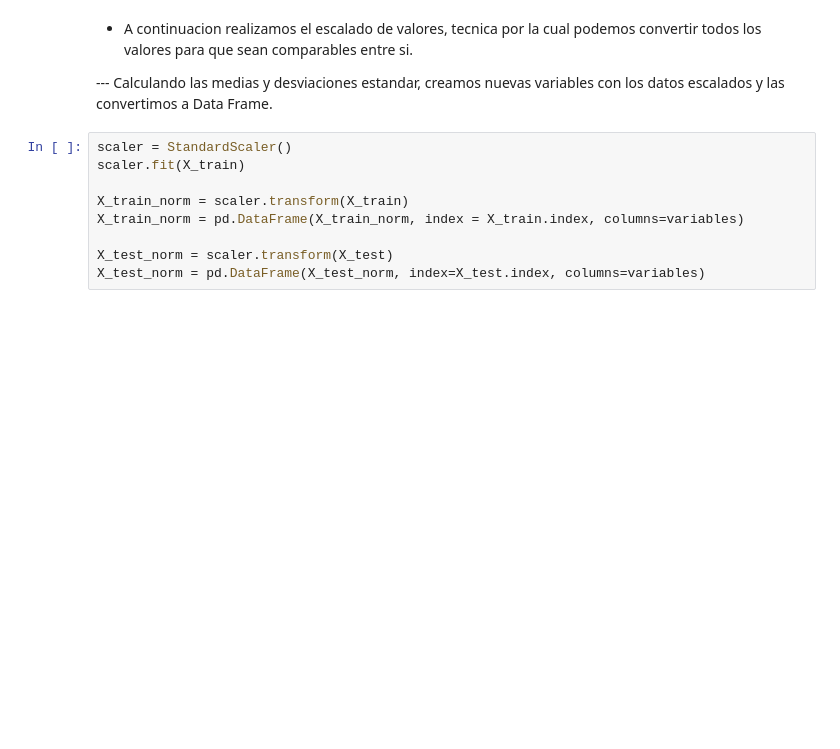
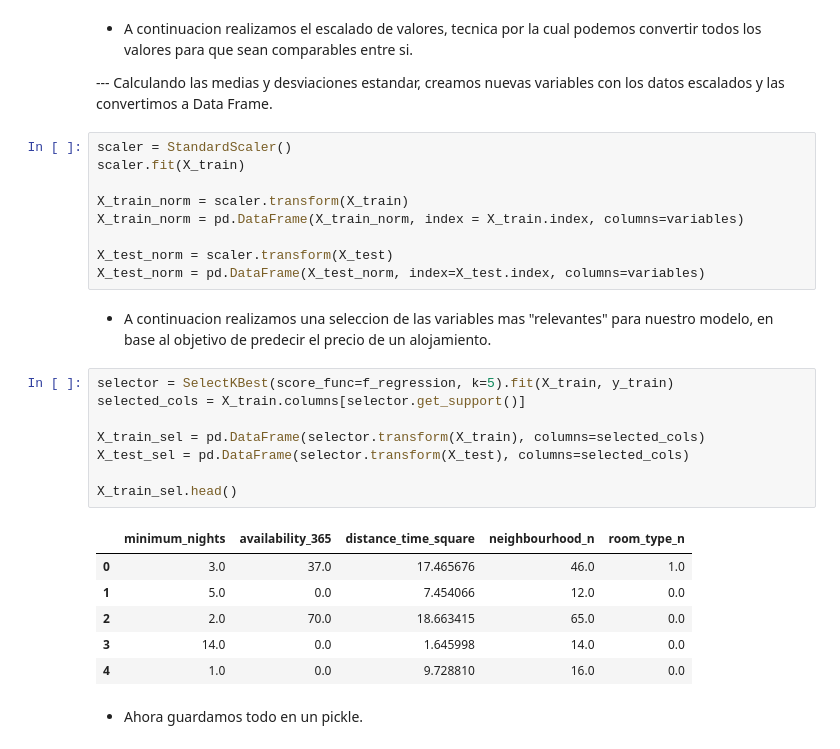
Before and after one commit to 4GeeksAcademy/Emiliano0041-IntroML, a Jupyter notebook: src/eda-airbnd-ny.ipynb, the cells around one changed output. Saved outputs shown, nothing was run; the diff lists cells and outputs as text; blank space fills up the shorter version.

```diff
--- a/src/eda-airbnd-ny.ipynb
+++ b/src/eda-airbnd-ny.ipynb
@@ -251,3 +253,22 @@ X_train_norm = pd.DataFrame(X_train_norm, index = X_train.index, columns=variabl
 
 X_test_norm = scaler.transform(X_test)
 X_test_norm = pd.DataFrame(X_test_norm, index=X_test.index, columns=variables)
+# %% [markdown]
+- A continuacion realizamos una seleccion de las variables mas "relevantes" para nuestro modelo, en base al objetivo de predecir el precio de un alojamiento.
+# %%
+selector = SelectKBest(score_func=f_regression, k=5).fit(X_train, y_train)
+selected_cols = X_train.columns[selector.get_support()]
+
+X_train_sel = pd.DataFrame(selector.transform(X_train), columns=selected_cols)
+X_test_sel = pd.DataFrame(selector.transform(X_test), columns=selected_cols)
+
+X_train_sel.head()
+# %% [output]
+|  | minimum_nights | availability_365 | distance_time_square | neighbourhood_n | room_type_n |
+| 0 | 3.0 | 37.0 | 17.465676 | 46.0 | 1.0 |
+| 1 | 5.0 | 0.0 | 7.454066 | 12.0 | 0.0 |
+| 2 | 2.0 | 70.0 | 18.663415 | 65.0 | 0.0 |
+| 3 | 14.0 | 0.0 | 1.645998 | 14.0 | 0.0 |
+| 4 | 1.0 | 0.0 | 9.728810 | 16.0 | 0.0 |
+# %% [markdown]
+- Ahora guardamos todo en un pickle.
```
Also changed, not shown: parts of 2 cells of this notebook, 3 other files.
